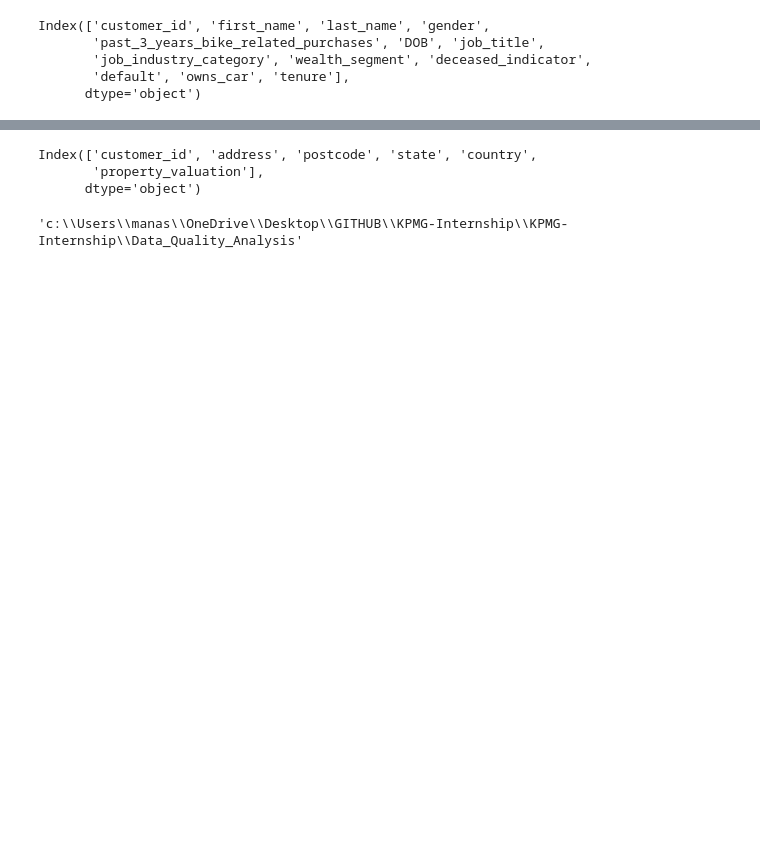
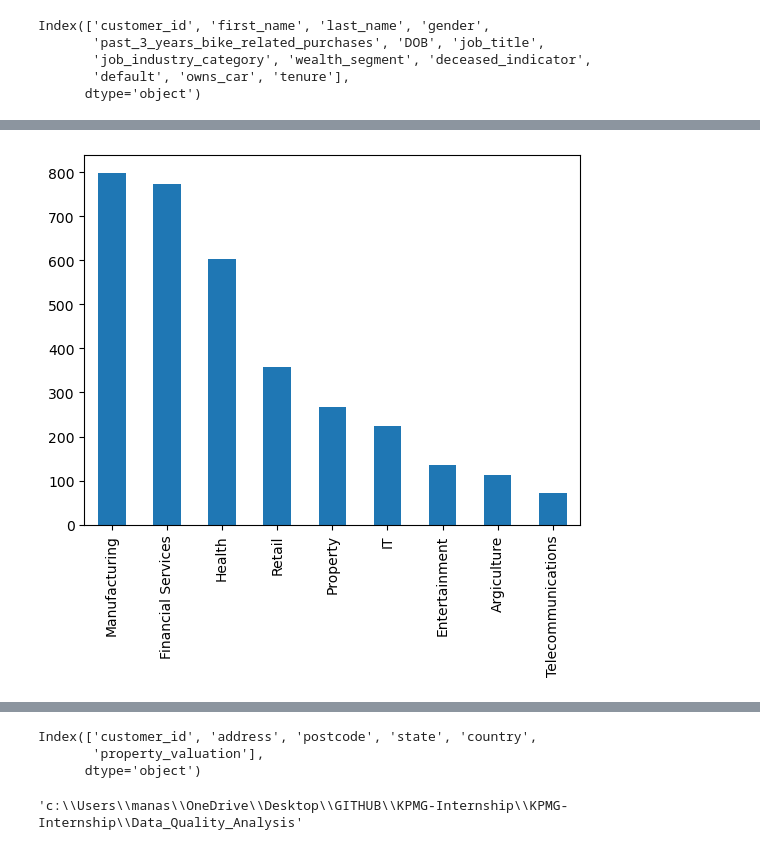
Before and after one commit to manasapullannagari/KPMG-Internship, a Jupyter notebook: Data_Quality_Analysis/Data_quality_analysis.ipynb, the cells around one changed output, grey strips where cells are left out. Cells and saved outputs as stored; diff of their text form; code cells hidden in the pictures; blank space fills up the shorter version.

```diff
--- a/Data_Quality_Analysis/Data_quality_analysis.ipynb
+++ b/Data_Quality_Analysis/Data_quality_analysis.ipynb
@@ -105,0 +234,4 @@ Index(['customer_id', 'first_name', 'last_name', 'gender',
+# %%
+CustomerDemographic.job_industry_category.value_counts().plot(kind = 'bar');
+# %% [output]
+[figure, added]
```
Also changed, not shown: parts of 19 cells of this notebook.
